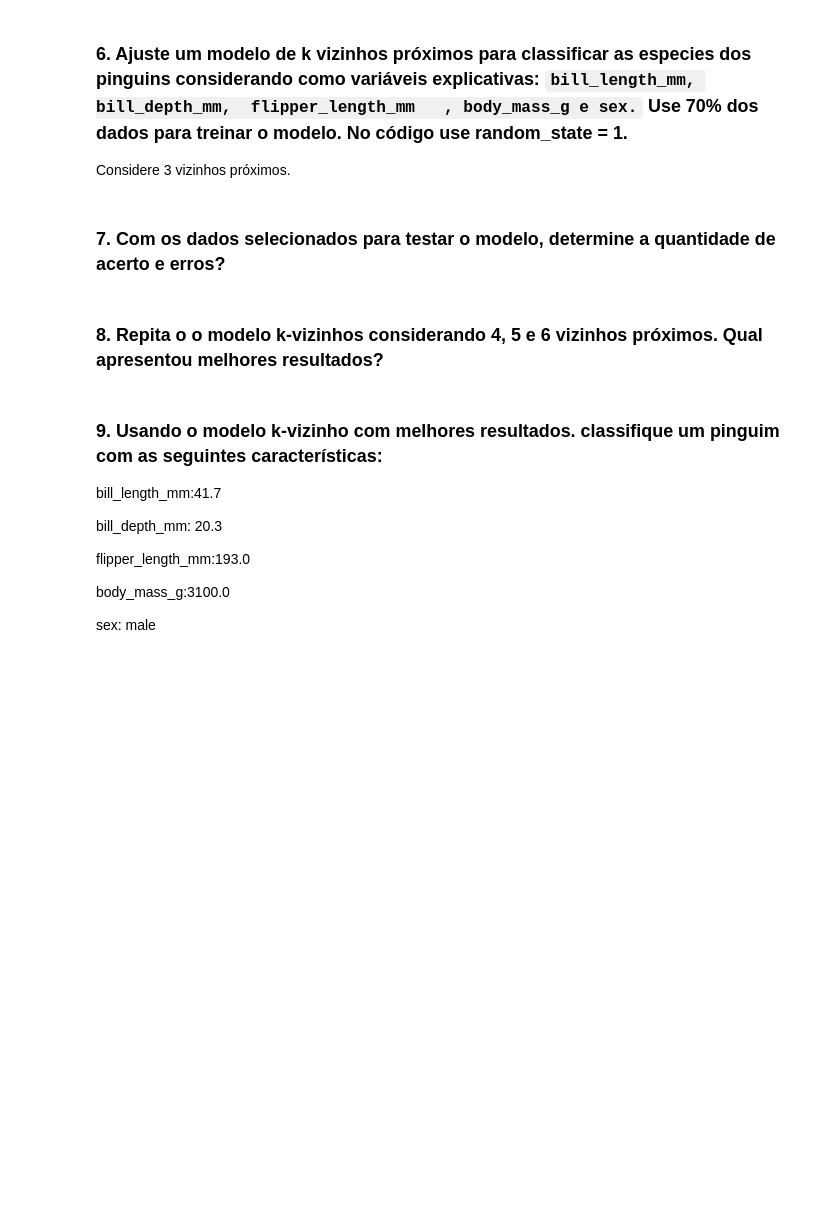
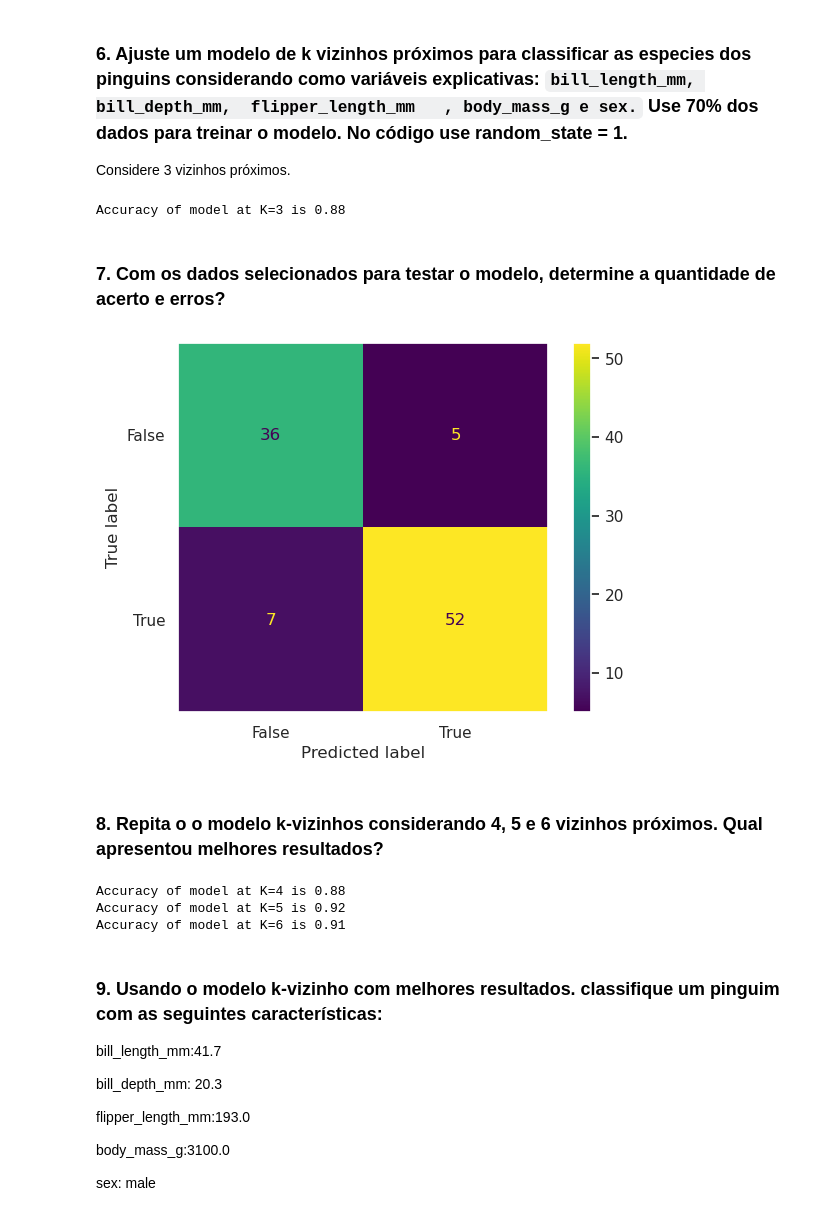
Before and after one commit to andvsilva/programming_school, a Jupyter notebook: notebooks/archive/Knn_Exercícios_2023.ipynb, the cells around one changed output. Saved outputs shown, nothing was run; the diff lists cells and outputs as text; code cells hidden in the pictures; blank space fills up the shorter version.

Commit message:
knn model exercises

```diff
--- a/notebooks/archive/Knn_Exercícios_2023.ipynb
+++ b/notebooks/archive/Knn_Exercícios_2023.ipynb
@@ -220,2 +226,17 @@ Considere 3 vizinhos próximos.
+# %%
+X = df[['bill_length_mm','bill_depth_mm','flipper_length_mm','body_mass_g']]
+y = df['sex']
+# %%
+# Normalization
+X = preprocessing.StandardScaler().fit(X).transform(X.astype(float))
+X_train, X_test, y_train, y_test = train_test_split(X, y, test_size=0.3, random_state=1)
+# %%
+#Train Model and Predict
+k = 3
+knn = KNeighborsClassifier(n_neighbors = k).fit(X_train,y_train)
+y_pred = knn.predict(X_test)
+print(f"Accuracy of model at K={k} is {metrics.accuracy_score(y_test, y_pred)}")
+# %% [output]
+Accuracy of model at K=3 is 0.88
 # %% [markdown]
 ### 7. Com os dados selecionados para testar o modelo, determine a quantidade de acerto e erros?
@@ -224,2 +243,15 @@ Considere 3 vizinhos próximos.
+# %%
+import matplotlib.pyplot as plt
+from sklearn.metrics import confusion_matrix
+
+confusion_matrix = metrics.confusion_matrix(y_test, y_pred)
+
+cm_display = metrics.ConfusionMatrixDisplay(confusion_matrix = confusion_matrix, display_labels = [False, True])
+
+cm_display.plot()
+plt.grid(False)
+plt.show()
+# %% [output]
+[figure, added]
 # %% [markdown]
 ### 8. Repita o o modelo k-vizinhos considerando 4,  5 e 6 vizinhos próximos. Qual apresentou melhores resultados?
@@ -230,3 +258,16 @@ Considere 3 vizinhos próximos.
+# %%
+
+def knn_model(k=k):
+    knn = KNeighborsClassifier(n_neighbors = k).fit(X_train,y_train)
+    y_pred = knn.predict(X_test)
+    print(f"Accuracy of model at K={k} is {metrics.accuracy_score(y_test, y_pred)}")
+
+for k in range(4,7):
+    knn_model(k)
+# %% [output]
+Accuracy of model at K=4 is 0.88
+Accuracy of model at K=5 is 0.92
+Accuracy of model at K=6 is 0.91
 # %% [markdown]
 ### 9. Usando o modelo k-vizinho com melhores resultados. classifique um pinguim com as seguintes características:
 
```
Also changed, not shown: parts of 11 cells of this notebook, 1 other file.
